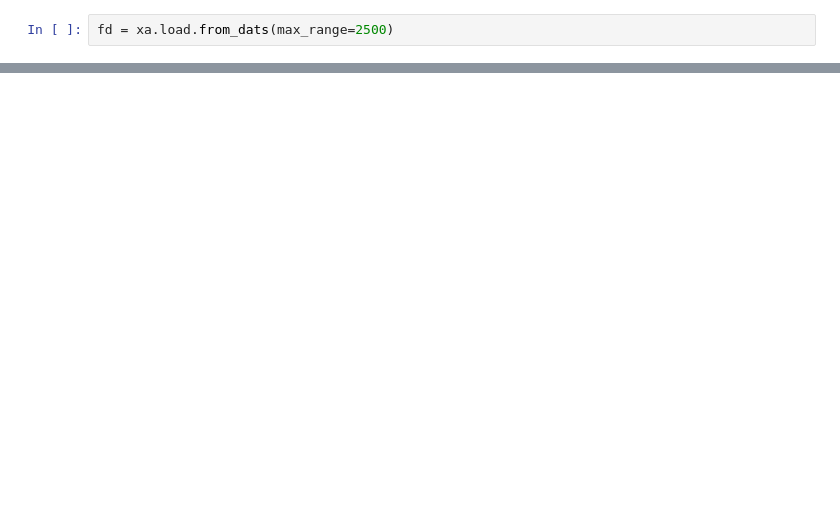
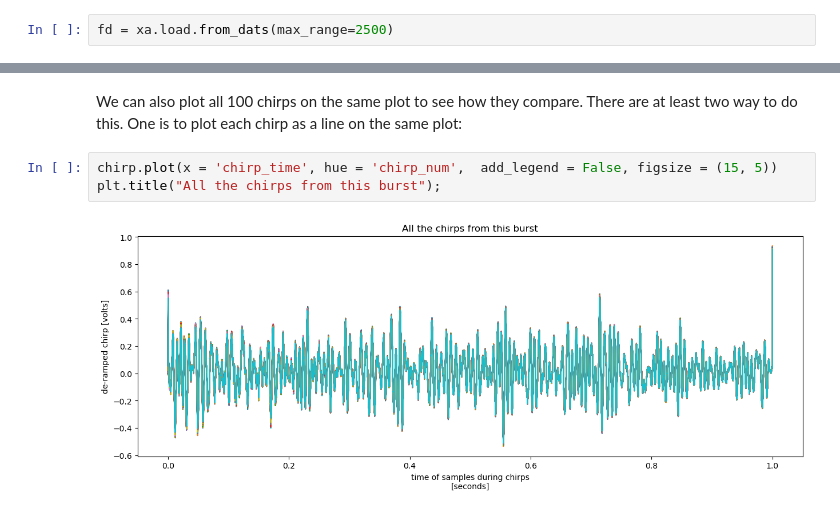
Before and after one commit to ldeo-glaciology/glaciology-intro-book, a Jupyter notebook: src/sections/radar/apres/apres_data_1.ipynb, the cells around one changed output, grey strips where cells are left out. Saved outputs shown, nothing was run; the diff lists cells and outputs as text; blank space fills up the shorter version.

```diff
--- a/src/sections/radar/apres/apres_data_1.ipynb
+++ b/src/sections/radar/apres/apres_data_1.ipynb
@@ -203,0 +97,8 @@ ldeo-glaciology/apres/thwaites/2022-2023/Point/G1-22-05
+# %% [markdown]
+We can also plot all 100 chirps on the same plot to see how they compare.
+There are at least two way to do this. One is to plot each chirp as a line on the same plot:
+# %%
+chirp.plot(x = 'chirp_time', hue = 'chirp_num',  add_legend = False, figsize = (15, 5))
+plt.title("All the chirps from this burst");
+# %% [output]
+[figure, added]
```
Also changed, not shown: parts of 104 cells of this notebook, 2 other files.
